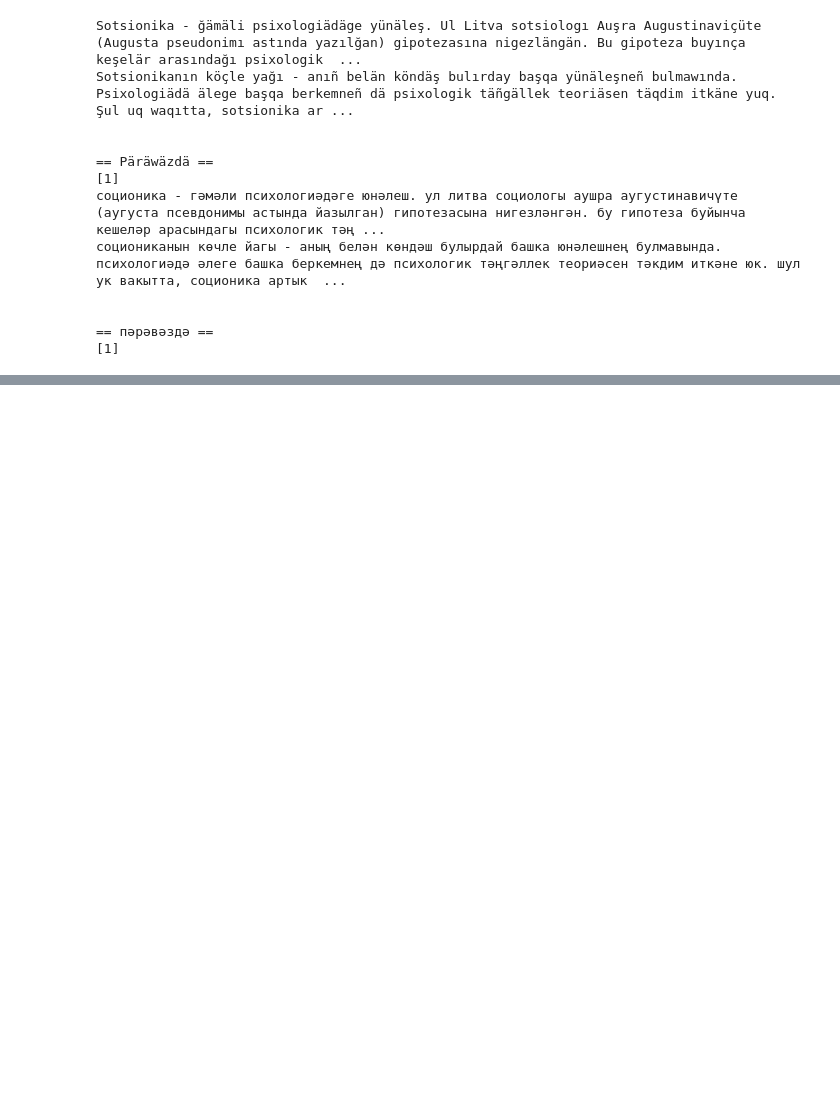
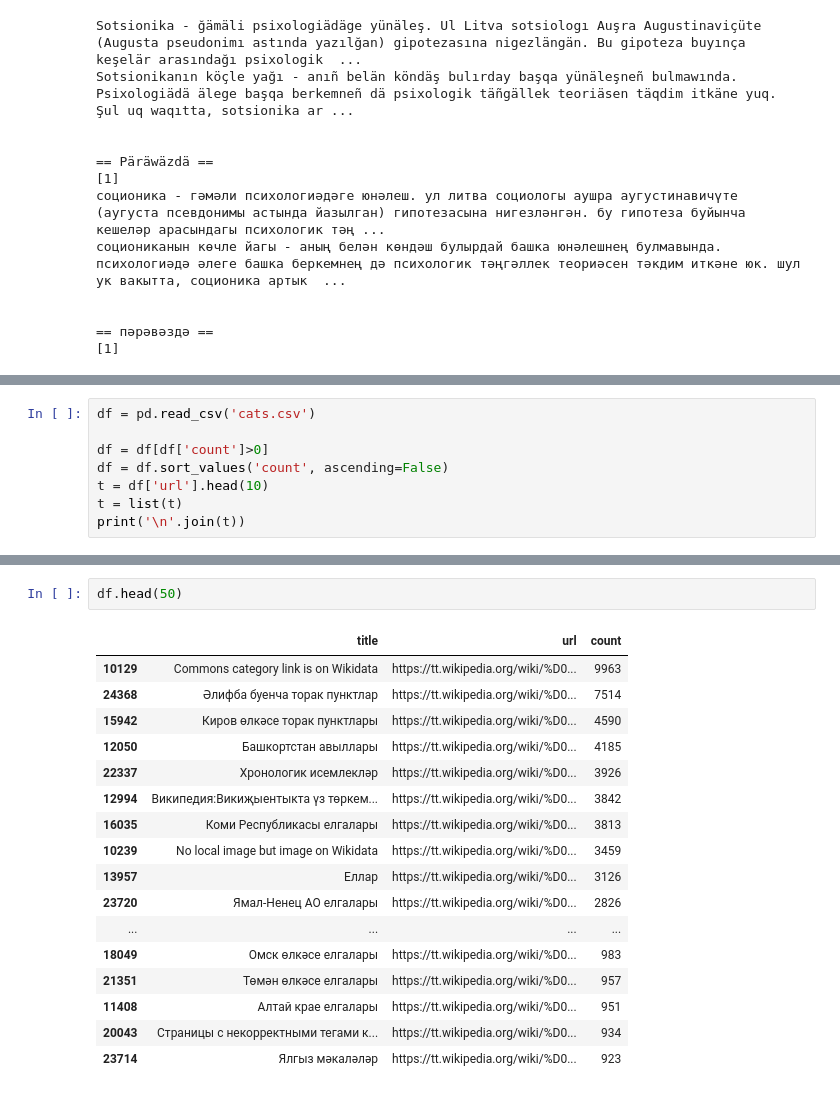
Before and after one commit to TatarTopicModeler/TatarTopicModeling, a Jupyter notebook: notebooks/wiki.ipynb, the cells around one changed output, grey strips where cells are left out. Saved outputs shown, nothing was run; the diff lists cells and outputs as text; blank space fills up the shorter version.

```diff
--- a/notebooks/wiki.ipynb
+++ b/notebooks/wiki.ipynb
@@ -299,0 +289,8 @@ df.tail(20)
+# %%
+df = pd.read_csv('cats.csv')
+
+df = df[df['count']>0]
+df = df.sort_values('count', ascending=False)
+t = df['url'].head(10)
+t = list(t)
+print('\n'.join(t))
@@ -299,0 +308,20 @@ df.tail(20)
+# %%
+df.head(50)
+# %% [output]
+|  | title | url | count |
+| 10129 | Commons category link is on Wikidata | https://tt.wikipedia.org/wiki/%D0... | 9963 |
+| 24368 | Әлифба буенча торак пунктлар | https://tt.wikipedia.org/wiki/%D0... | 7514 |
+| 15942 | Киров өлкәсе торак пунктлары | https://tt.wikipedia.org/wiki/%D0... | 4590 |
+| 12050 | Башкортстан авыллары | https://tt.wikipedia.org/wiki/%D0... | 4185 |
+| 22337 | Хронологик исемлекләр | https://tt.wikipedia.org/wiki/%D0... | 3926 |
+| 12994 | Википедия:Викиҗыентыкта үз төркем... | https://tt.wikipedia.org/wiki/%D0... | 3842 |
+| 16035 | Коми Республикасы елгалары | https://tt.wikipedia.org/wiki/%D0... | 3813 |
+| 10239 | No local image but image on Wikidata | https://tt.wikipedia.org/wiki/%D0... | 3459 |
+| 13957 | Еллар | https://tt.wikipedia.org/wiki/%D0... | 3126 |
+| 23720 | Ямал-Ненец АО елгалары | https://tt.wikipedia.org/wiki/%D0... | 2826 |
+| ... | ... | ... | ... |
+| 18049 | Омск өлкәсе елгалары | https://tt.wikipedia.org/wiki/%D0... | 983 |
+| 21351 | Төмән өлкәсе елгалары | https://tt.wikipedia.org/wiki/%D0... | 957 |
+| 11408 | Алтай крае елгалары | https://tt.wikipedia.org/wiki/%D0... | 951 |
+| 20043 | Страницы с некорректными тегами к... | https://tt.wikipedia.org/wiki/%D0... | 934 |
+| 23714 | Ялгыз мәкаләләр | https://tt.wikipedia.org/wiki/%D0... | 923 |
```
Also changed, not shown: parts of 5 cells of this notebook, 1 other file.
